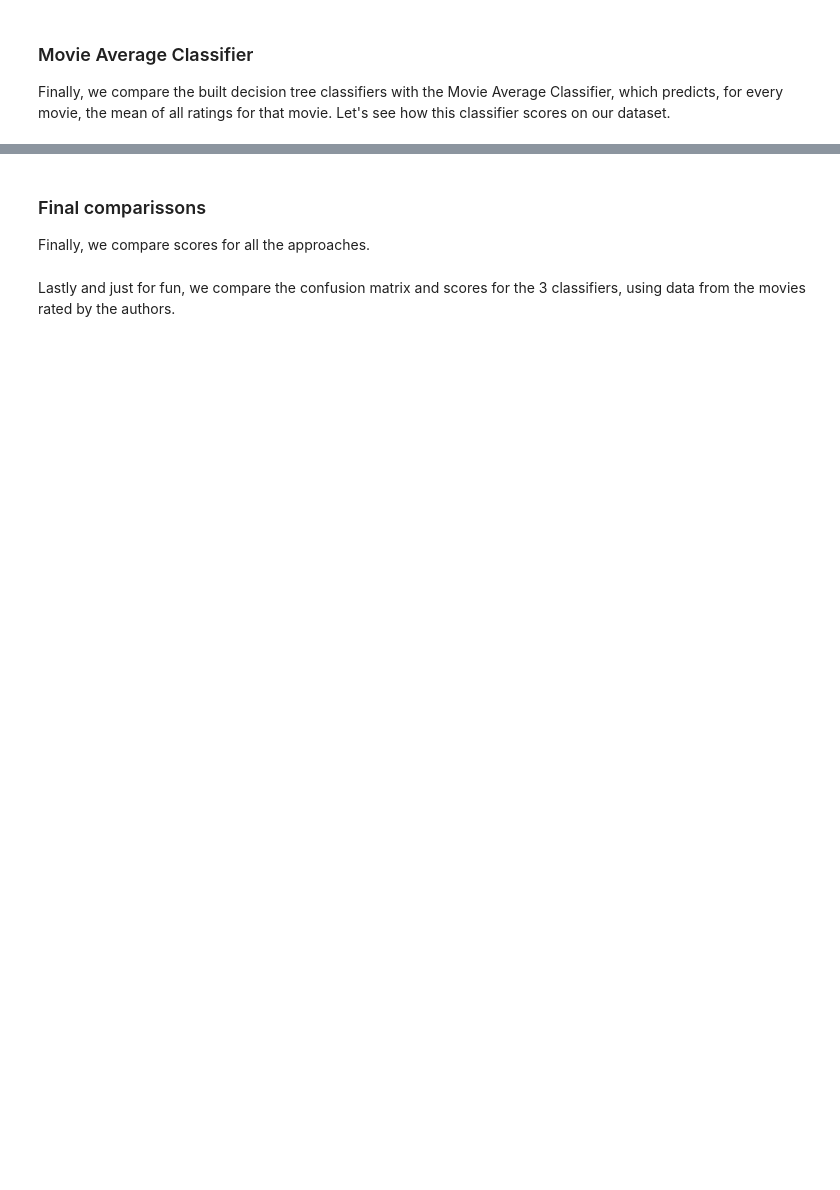
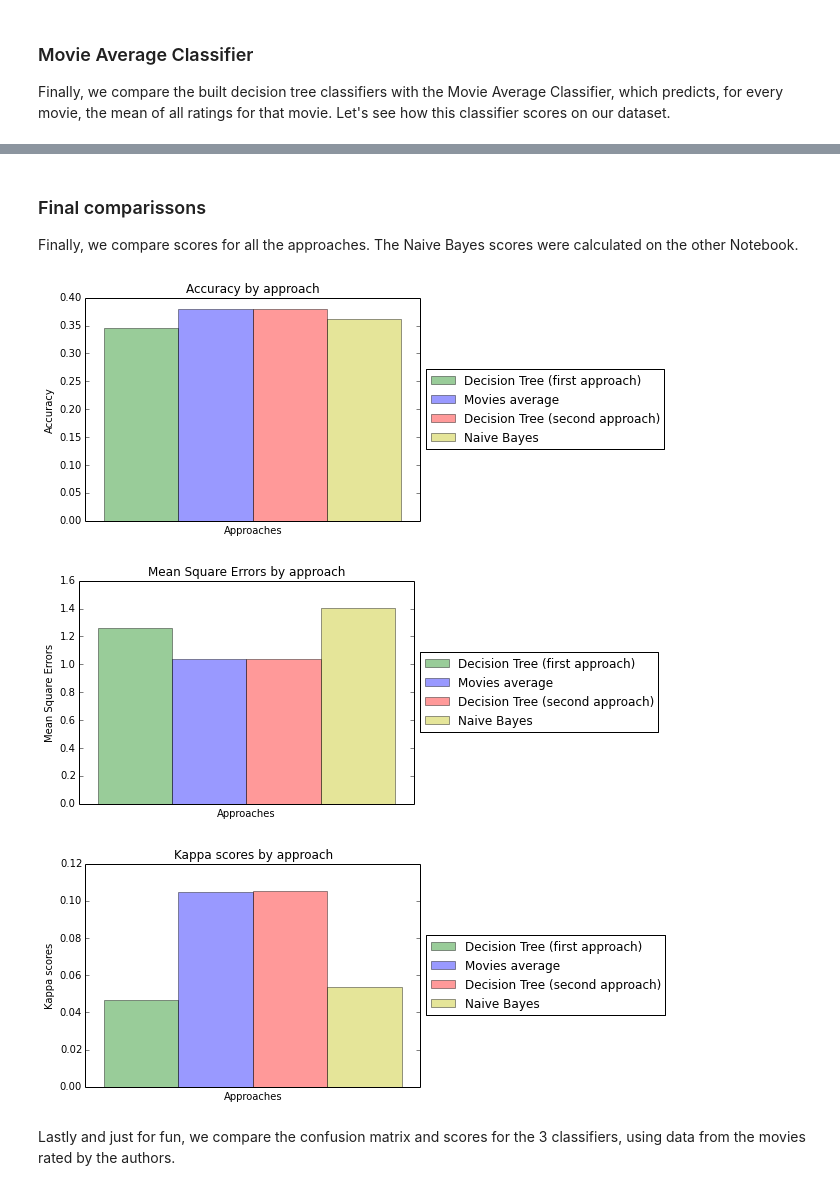
Before and after one commit to gabrielilharco/ctc17-project3, a Jupyter notebook: src/tree.ipynb, the cells around one changed output, grey strips where cells are left out. Cells and saved outputs as stored; diff of their text form; code cells hidden in the pictures; blank space fills up the shorter version.

```diff
--- a/src/tree.ipynb
+++ b/src/tree.ipynb
@@ -548,39 +650,43 @@ print "Kappa score on test set: " + str(movie_avg_kappa)
 # %% [markdown]
 ### Final comparissons
 
-Finally, we compare scores for all the approaches.
+Finally, we compare scores for all the approaches. The Naive Bayes scores were calculated on the other Notebook.
 # %%
 
-accuracies = [accuracy, movie_avg_accuracy, accuracy2]
-errors = [error, movie_avg_error, error2]
-kappas = [kappa, movie_avg_kappa, kappa2]
-names = ['First approach', 'Movies average', 'Second approach']
-colors = ['g','b','r']
+accuracies = [0.345686849853, 0.379588205008, 0.379648189712, 0.36173410558728847]
+errors = [1.25684450465, 1.03848518628, 1.03822525256, 1.40686630631]
+kappas = [0.0464051589108, 0.10494493262, 0.105148565726, 0.0539237491816]
+names = ['Decision Tree (first approach)', 'Movies average', 'Decision Tree (second approach)', 'Naive Bayes']
+colors = ['g','b','r', 'y']
 
 def plot_statistic (statistic, names, colors, statistic_name):
     """
     plot statistics
     """
     fig, ax = plt.subplots()
     bar_width = 0.1
     opacity = 0.4
     error_config = {'ecolor': '0.3'}
     for index in range(len(statistic)):
         rect = plt.bar(0.075+bar_width*index, statistic[index], bar_width,
                       alpha=opacity,
                       color=colors[index],
                       error_kw=error_config,
                       label=names[index])
     plt.xlabel('Approaches')
     plt.ylabel(statistic_name)
     plt.title(statistic_name + " by approach")
     ax.legend(loc='center left', bbox_to_anchor=(1, 0.5))
     plt.tick_params(axis='x', which='both',bottom='off', top='off', labelbottom='off')
     plt.show()
 
 plot_statistic(accuracies, names, colors, 'Accuracy')
 plot_statistic(errors, names, colors, 'Mean Square Errors')
 plot_statistic(kappas, names, colors, 'Kappa scores')
+# %% [output]
+[figure, added]
+[figure, added]
+[figure, added]
 # %% [markdown]
 Lastly and just for fun, we compare the confusion matrix and scores for the 3 classifiers, using data from the movies rated by the authors.
 # %%
```
Also changed, not shown: parts of 15 cells of this notebook, 1 other file.
